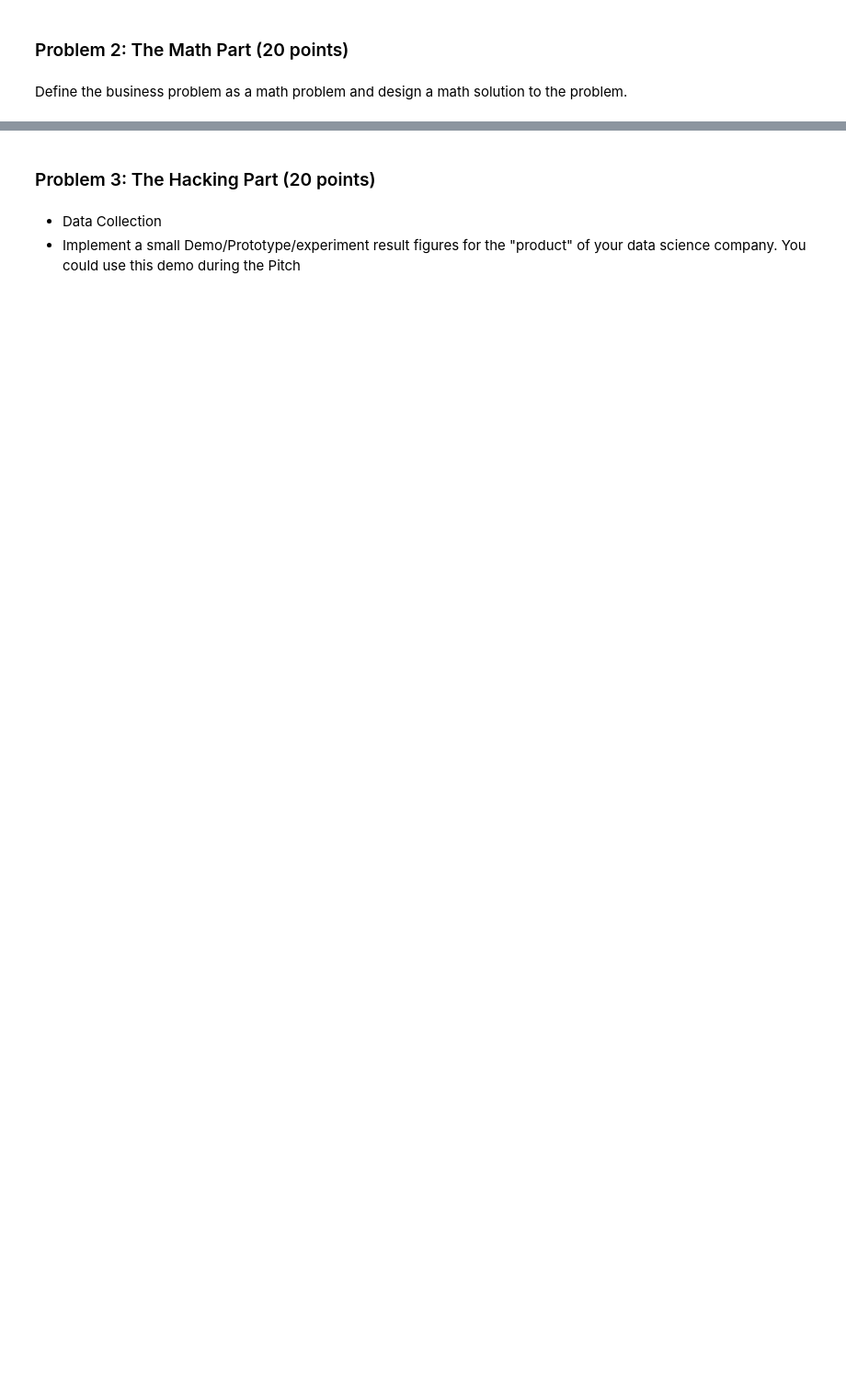
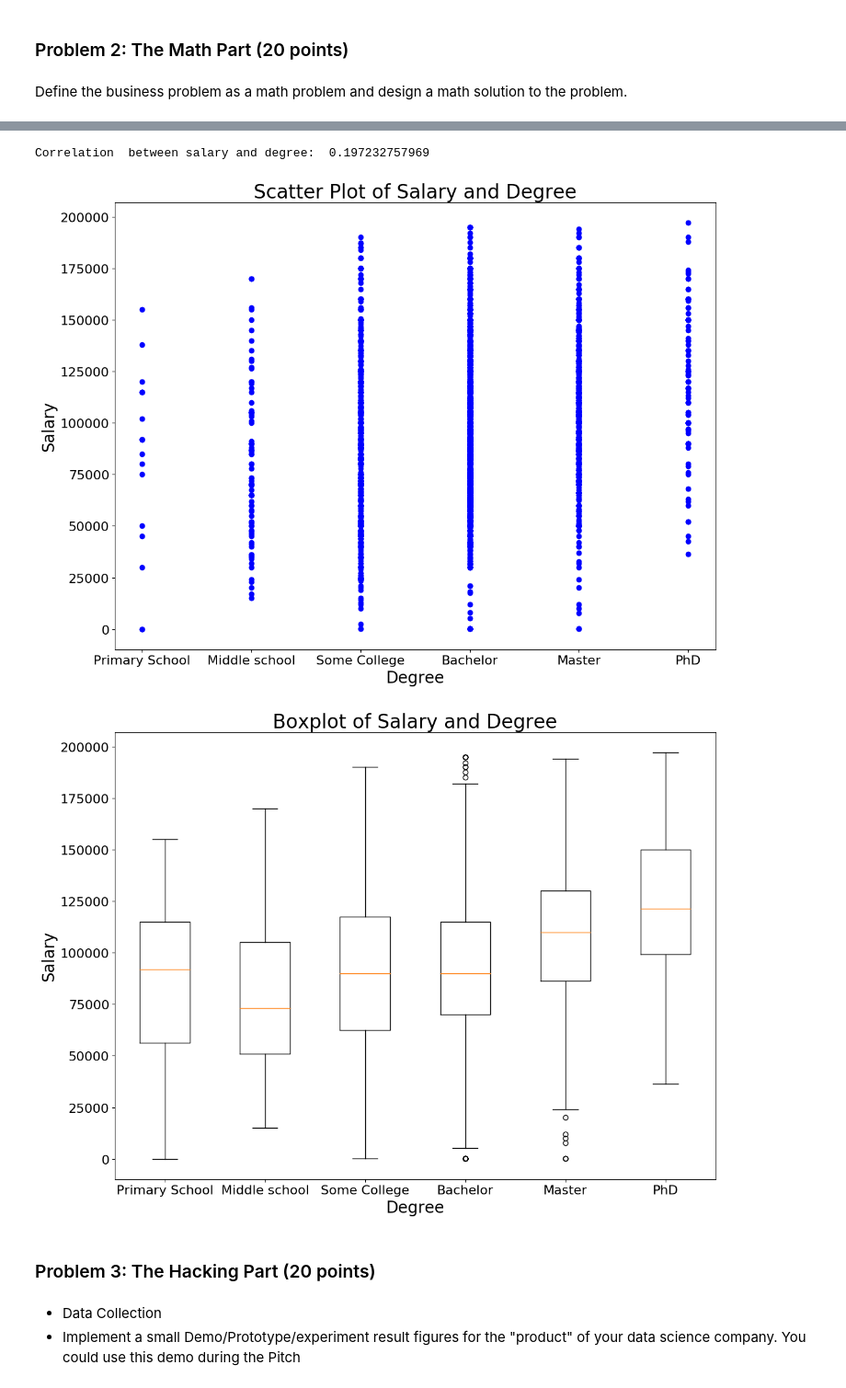
Before and after one commit to DS501-17Fall/Project-04, a Jupyter notebook: Case4.ipynb, the cells around one changed output, grey strips where cells are left out. Shown at 92% size. Cells and saved outputs as stored; diff of their text form; code cells hidden in the pictures; blank space fills up the shorter version.

```diff
--- a/Case4.ipynb
+++ b/Case4.ipynb
@@ -105,3 +166,51 @@ Define the business problem as a math problem and design a math solution to the
+# %%
+# your code here
+import pandas as pd
+import numpy
+import matplotlib.pyplot as plt
+
+data = pd.read_hdf('data.h5')
+
+degree_dict={'Primary/elementary school':1, 'Secondary school':2, 'Some college/university study without earning a bachelor\'s degree':3,'Bachelor\'s degree':4, 'Master\'s degree':5, 'Doctoral degree':6}
+label_list=['Primary School', 'Middle school', 'Some College', 'Bachelor', 'Master', 'PhD']
+
+
+us_data = data[data.Country == 'United States']
+filtered_data = us_data[us_data.FormalEducation != 'nan']
+filtered_data = filtered_data[filtered_data.Salary != 'nan']
+
+boxplot_data = [[],[],[],[],[],[]]
+degree_list = []
+salary_list = []
+for degree, salary in zip(filtered_data['FormalEducation'], filtered_data['Salary']):
+    if degree in degree_dict:
+        degree_list.append(degree_dict[degree])
+        salary_list.append(float(salary))
+        boxplot_data[list(degree_dict.keys()).index(degree)].append(float(salary))
+print('Correlation  between salary and degree: ', numpy.corrcoef(degree_list, salary_list)[0][1])
+plt.figure(figsize=(12, 9), dpi=100)
+plt.xlabel('Degree', fontsize=20)
+plt.ylabel('Salary', fontsize=20)
+plt.xticks(numpy.arange(6)+1, label_list, fontsize=16)
+plt.yticks(fontsize=16)
+plt.plot(degree_list, salary_list, 'bo')
+plt.title('Scatter Plot of Salary and Degree', fontsize=24)
+plt.tight_layout()
+plt.show()
+
+plt.figure(figsize=(12, 9), dpi=100)
+plt.boxplot(boxplot_data)
+plt.xlabel('Degree', fontsize=20)
+plt.ylabel('Salary', fontsize=20)
+plt.xticks(numpy.arange(6)+1, label_list, fontsize=16)
+plt.yticks(fontsize=16)
+plt.title('Boxplot of Salary and Degree', fontsize=24)
+plt.tight_layout()
+plt.show()
+# %% [output]
+Correlation  between salary and degree:  0.197232757969
+[figure, added]
+[figure, added]
 # %% [markdown]
 ### Problem 3: The Hacking Part  (20 points)
 # %% [markdown]
```
Also changed, not shown: parts of 6 cells of this notebook, 1 other file.
